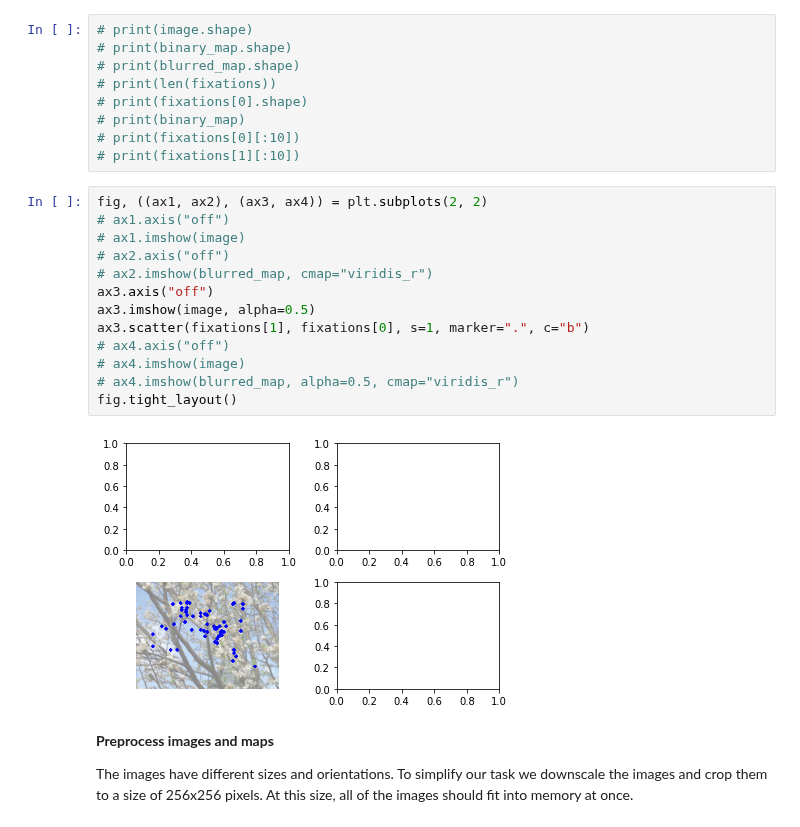
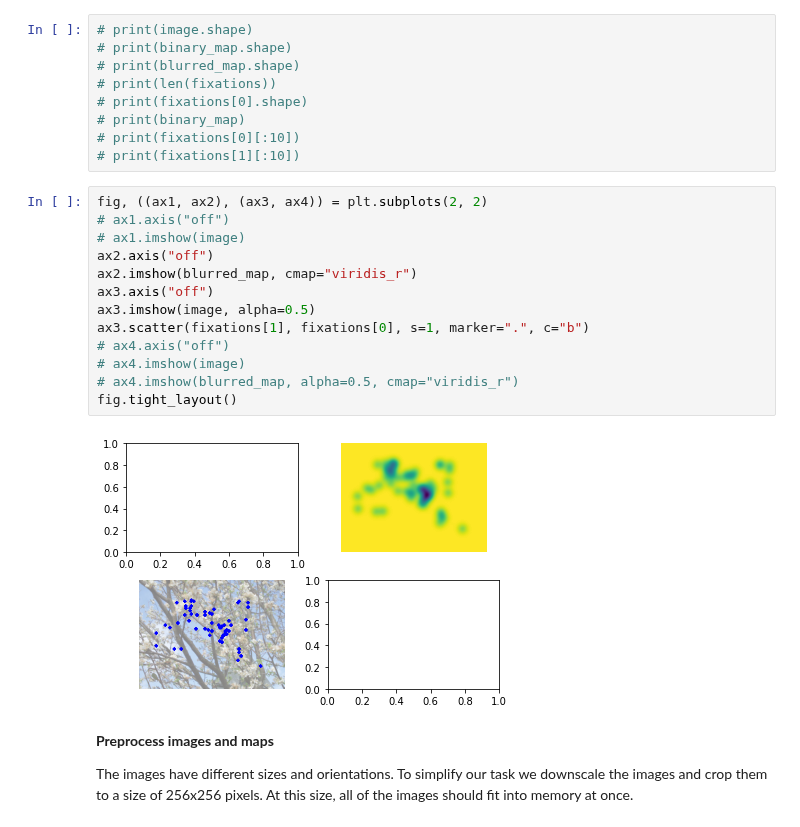
Before and after one commit to adjr2/deep_learning, a Jupyter notebook: Ex4_2022.ipynb, the cells around one changed output. Drawn from its saved outputs; the diff is of its cells as text.

```diff
--- a/Ex4_2022.ipynb
+++ b/Ex4_2022.ipynb
@@ -130,18 +130,18 @@ fixations = np.where(binary_map)
 # %%
 fig, ((ax1, ax2), (ax3, ax4)) = plt.subplots(2, 2)
 # ax1.axis("off")
 # ax1.imshow(image)
-# ax2.axis("off")
-# ax2.imshow(blurred_map, cmap="viridis_r")
+ax2.axis("off")
+ax2.imshow(blurred_map, cmap="viridis_r")
 ax3.axis("off")
 ax3.imshow(image, alpha=0.5)
 ax3.scatter(fixations[1], fixations[0], s=1, marker=".", c="b")
 # ax4.axis("off")
 # ax4.imshow(image)
 # ax4.imshow(blurred_map, alpha=0.5, cmap="viridis_r")
 fig.tight_layout()
 # %% [output]
-[figure, old version]
+[figure, new version]
 # %% [markdown]
 **Preprocess images and maps**
 
```
Also changed, not shown: parts of 3 cells of this notebook.
